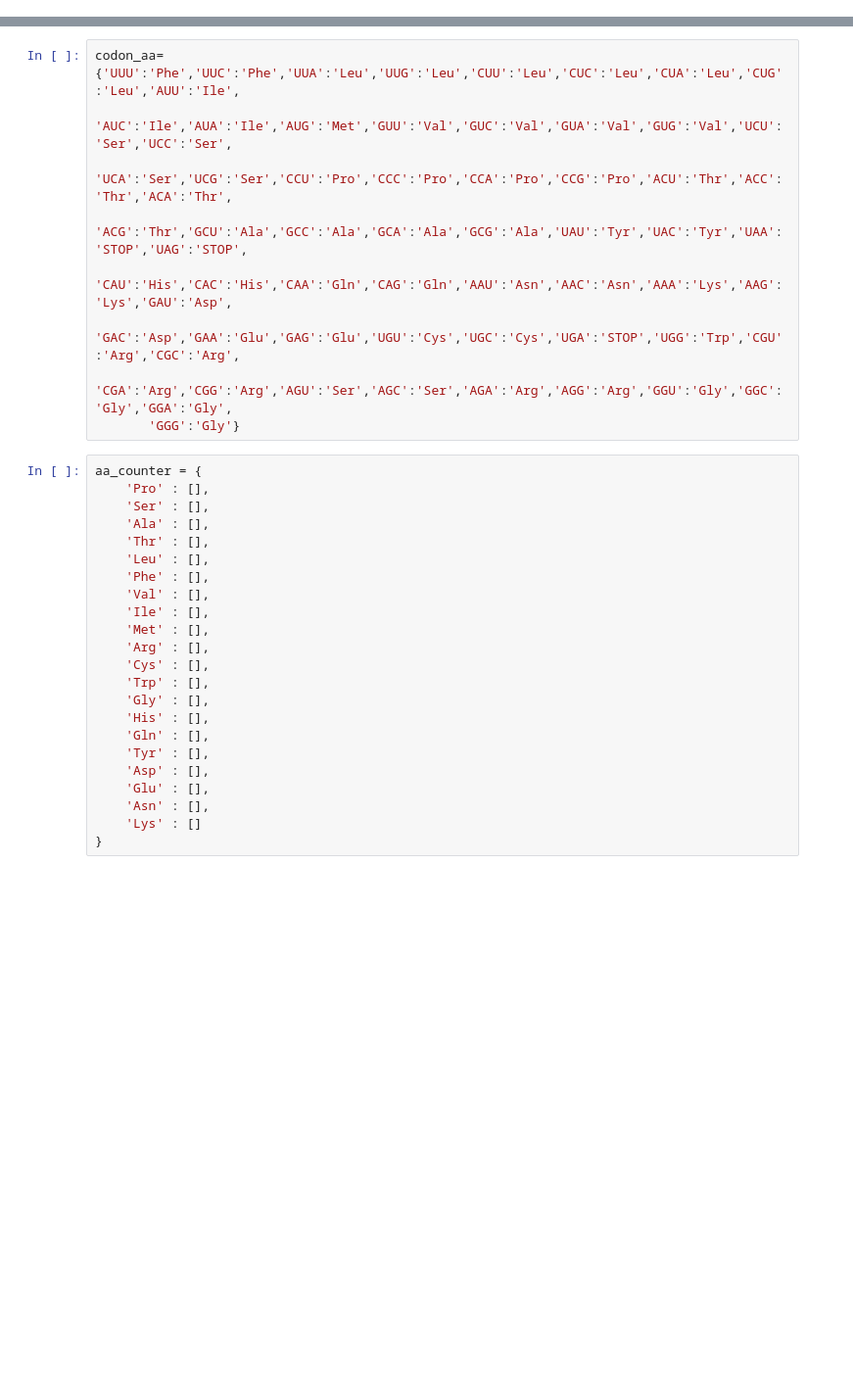
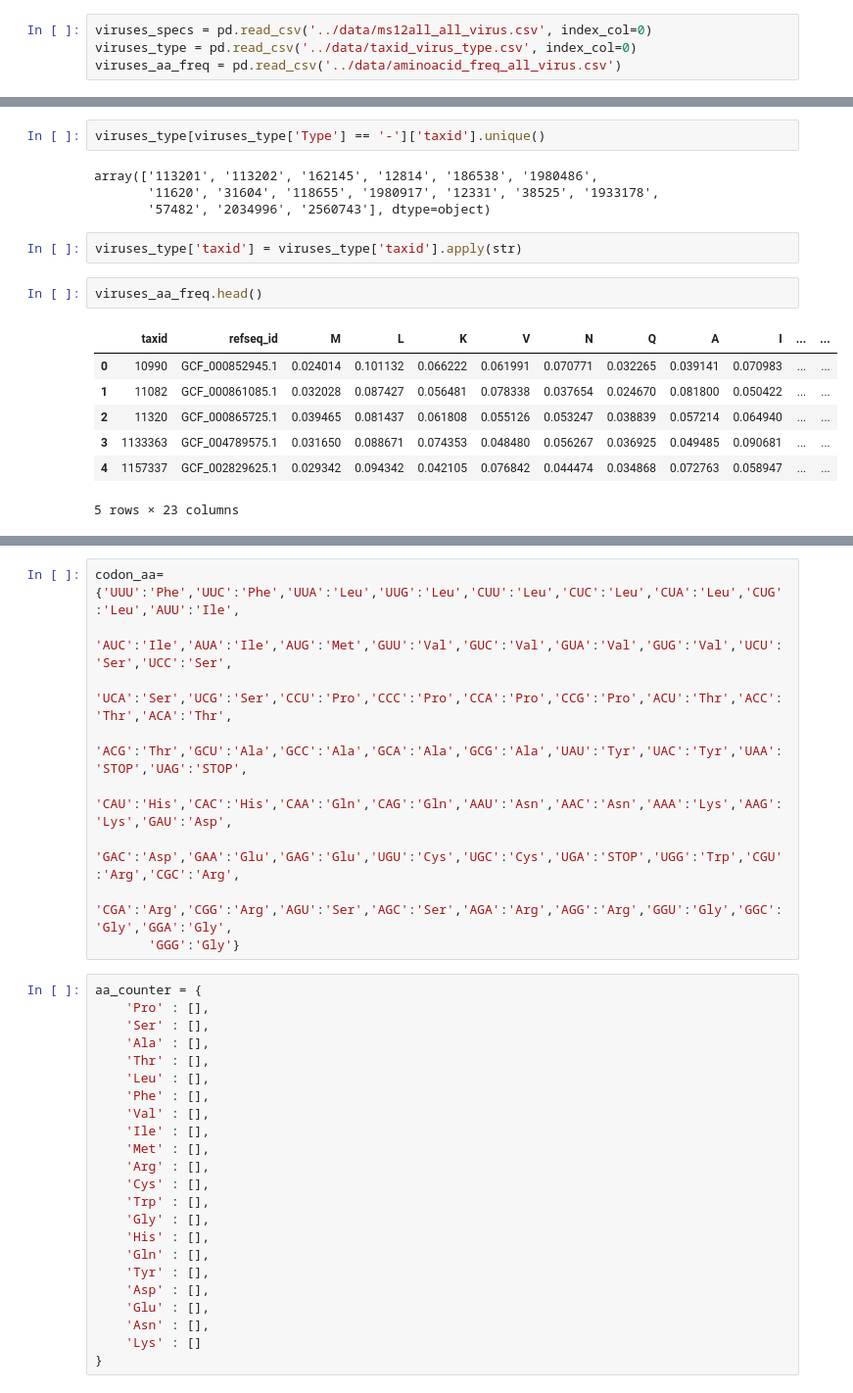
Before and after one commit to VoronkaAlexandr/Sars_Cov_2_MutSpec, a Jupyter notebook: Sars_Cov_2/cod/39_mutate_aa.ipynb, the cells around one changed output, grey strips where cells are left out. Shown at 98% size. Saved outputs shown, nothing was run; the diff lists cells and outputs as text; blank space fills up the shorter version.

```diff
--- a/Sars_Cov_2/cod/39_mutate_aa.ipynb
+++ b/Sars_Cov_2/cod/39_mutate_aa.ipynb
@@ -7,0 +11,4 @@ from matplotlib.backends.backend_pdf import PdfPages
+# %%
+viruses_specs = pd.read_csv('../data/ms12all_all_virus.csv', index_col=0)
+viruses_type = pd.read_csv('../data/taxid_virus_type.csv', index_col=0)
+viruses_aa_freq = pd.read_csv('../data/aminoacid_freq_all_virus.csv')
@@ -7,0 +33,18 @@ from matplotlib.backends.backend_pdf import PdfPages
+# %%
+viruses_type[viruses_type['Type'] == '-']['taxid'].unique()
+# %% [output]
+array(['113201', '113202', '162145', '12814', '186538', '1980486',
+       '11620', '31604', '118655', '1980917', '12331', '38525', '1933178',
+       '57482', '2034996', '2560743'], dtype=object)
+# %%
+viruses_type['taxid'] = viruses_type['taxid'].apply(str)
+# %%
+viruses_aa_freq.head()
+# %% [output]
+|  | taxid | refseq_id | M | L | K | V | N | Q | A | I | ... | ... |
+| 0 | 10990 | GCF_000852945.1 | 0.024014 | 0.101132 | 0.066222 | 0.061991 | 0.070771 | 0.032265 | 0.039141 | 0.070983 | ... | ... |
+| 1 | 11082 | GCF_000861085.1 | 0.032028 | 0.087427 | 0.056481 | 0.078338 | 0.037654 | 0.024670 | 0.081800 | 0.050422 | ... | ... |
+| 2 | 11320 | GCF_000865725.1 | 0.039465 | 0.081437 | 0.061808 | 0.055126 | 0.053247 | 0.038839 | 0.057214 | 0.064940 | ... | ... |
+| 3 | 1133363 | GCF_004789575.1 | 0.031650 | 0.088671 | 0.074353 | 0.048480 | 0.056267 | 0.036925 | 0.049485 | 0.090681 | ... | ... |
+| 4 | 1157337 | GCF_002829625.1 | 0.029342 | 0.094342 | 0.042105 | 0.076842 | 0.044474 | 0.034868 | 0.072763 | 0.058947 | ... | ... |
+5 rows × 23 columns
```
Also changed, not shown: parts of 29 cells of this notebook, 2 other files.
